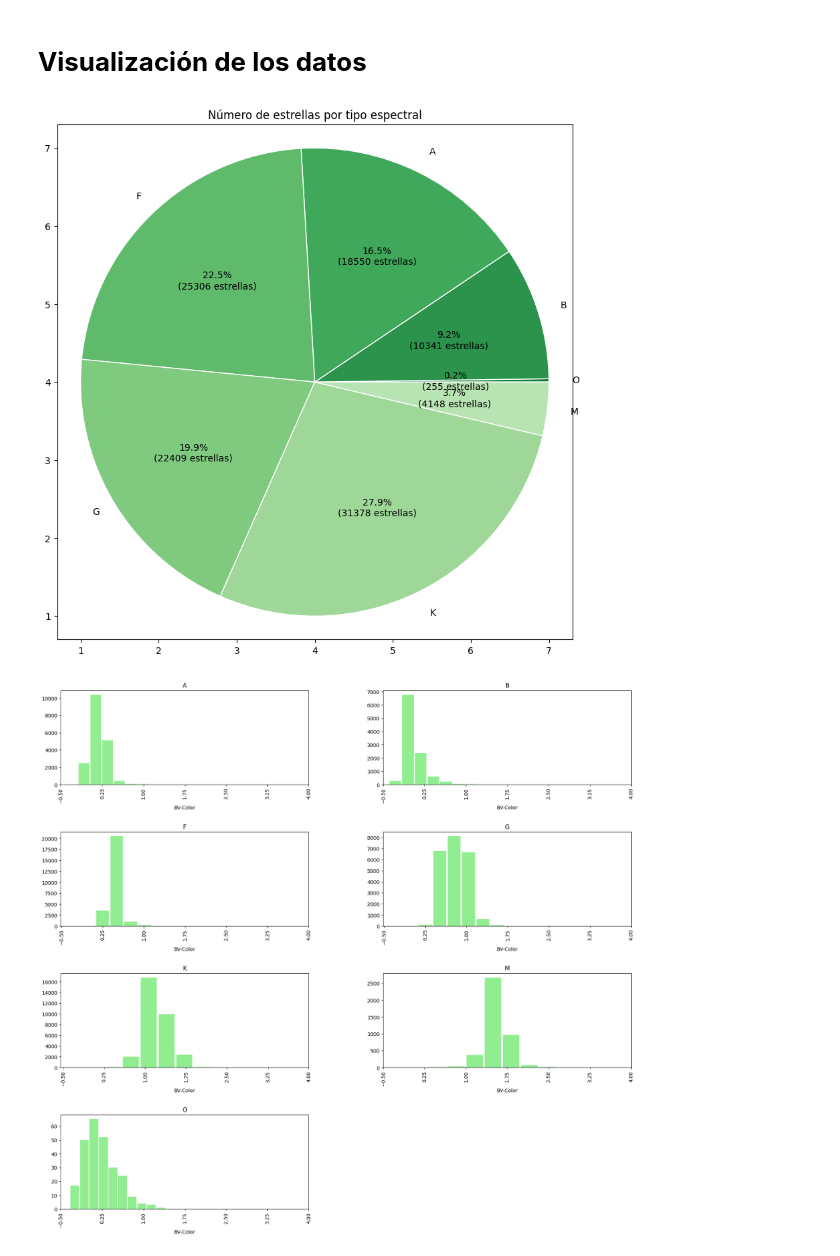
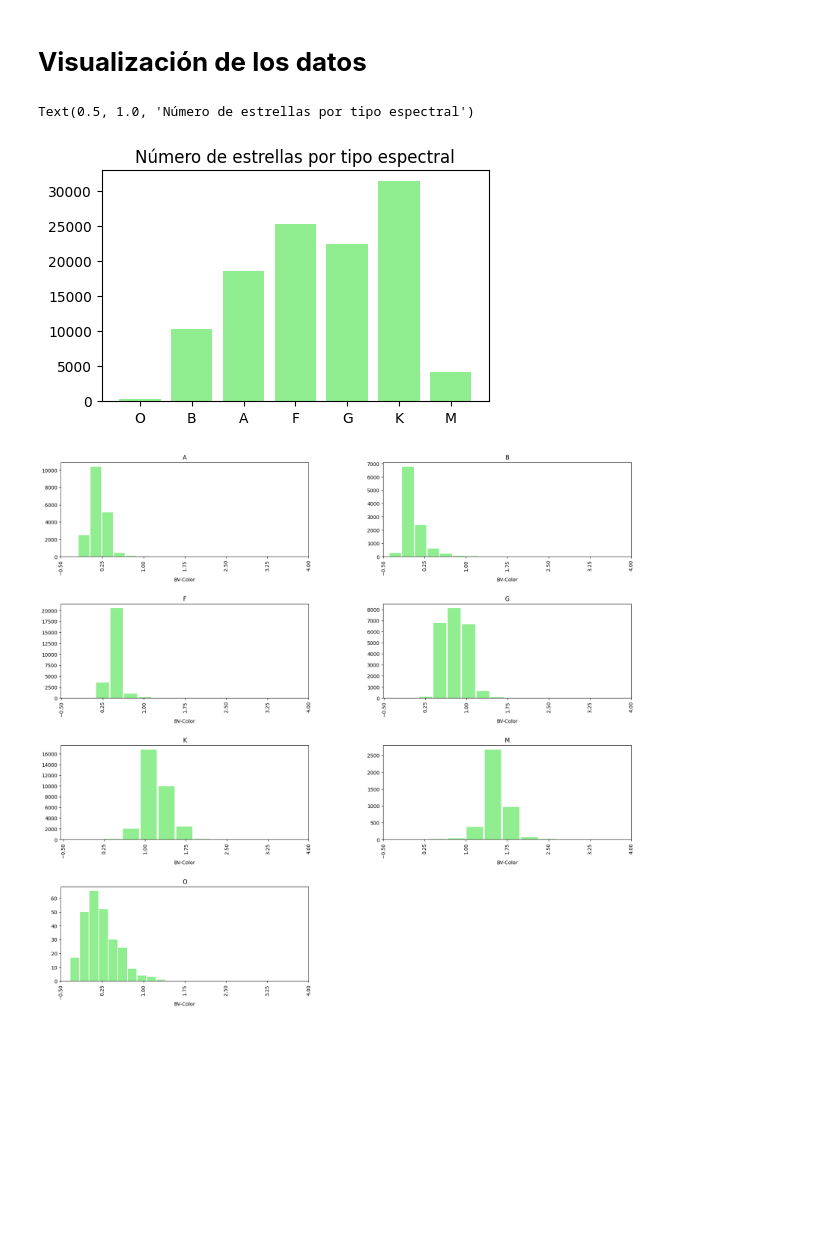
Before and after one commit to bsttiv/tipos_espectrales, a Jupyter notebook: Tipos_Espectrales.ipynb, the cells around one changed output. Cells and saved outputs as stored; diff of their text form; code cells hidden in the pictures; blank space fills up the shorter version.

```diff
--- a/Tipos_Espectrales.ipynb
+++ b/Tipos_Espectrales.ipynb
@@ -170,22 +216,16 @@ import matplotlib.pyplot as plt
-# %%
-_, ax = plt.subplots(figsize=(10,10))
-
-n_tipos = [len(df_tipo_o), len(df_tipo_b), len(df_tipo_a), len(df_tipo_f), len(df_tipo_g), len(df_tipo_k), len(df_tipo_m)]
-
-n_datos = np.sum(n_tipos)
-
-def func(pct):
-    absolute = int(np.round(pct/100.*n_datos))
-    return f"{pct:.1f}%\n({absolute:d} estrellas)"
-
-colors = plt.get_cmap('Greens_r')(np.linspace(0.2, 0.7, len(n_tipos)))
-ax.pie(n_tipos, labels=tipos_espectrales, autopct=lambda pct: func(pct), colors=colors, radius=3, center=(4, 4),
-       wedgeprops={"linewidth": 1, "edgecolor": "white"}, frame=True)
-
-ax.set_title("Número de estrellas por tipo espectral")
-ax.set_aspect("equal")
-# %% [output]
-[figure, removed]
+# %%
+_, ax = plt.subplots(figsize=(5,3))
+
+# Cantidad de estrellas por cada tipo espectral
+n_tipos = [len(df_tipo_o), len(df_tipo_b), len(df_tipo_a), len(df_tipo_f), len(df_tipo_g), len(df_tipo_k), len(df_tipo_m)]
+
+# Se grafica la cantidad de estrellas vs tipo espectral
+ax.bar(tipos_espectrales, n_tipos, color='lightgreen')
+
+ax.set_title("Número de estrellas por tipo espectral")
+# %% [output]
+Text(0.5, 1.0, 'Número de estrellas por tipo espectral')
+[figure, added]
 # %%
 # Histograma BV-Color
 ax = df.hist(column="H37", by=df["H76"], figsize=(20,30), layout=(6,2), color='lightgreen', rwidth=0.9)
```
Also changed, not shown: parts of 60 cells of this notebook.
